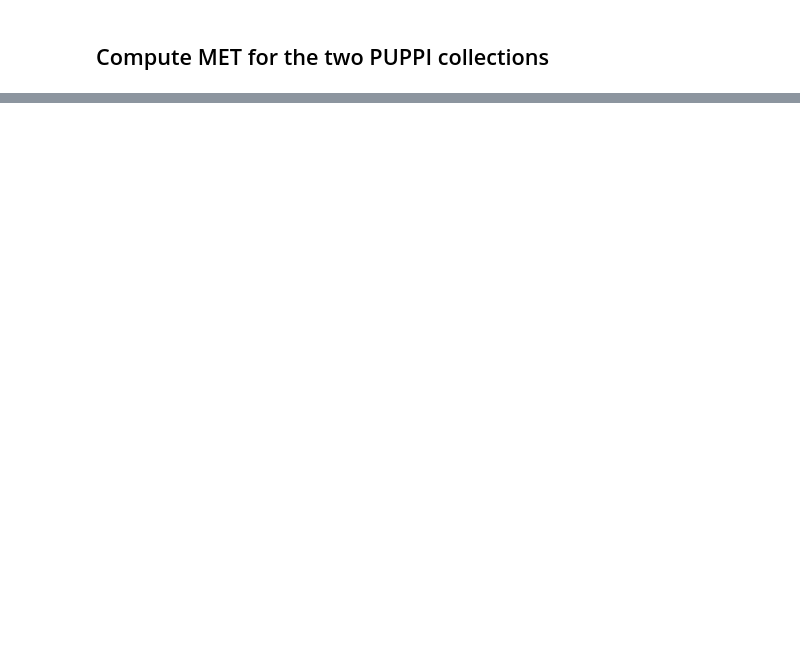
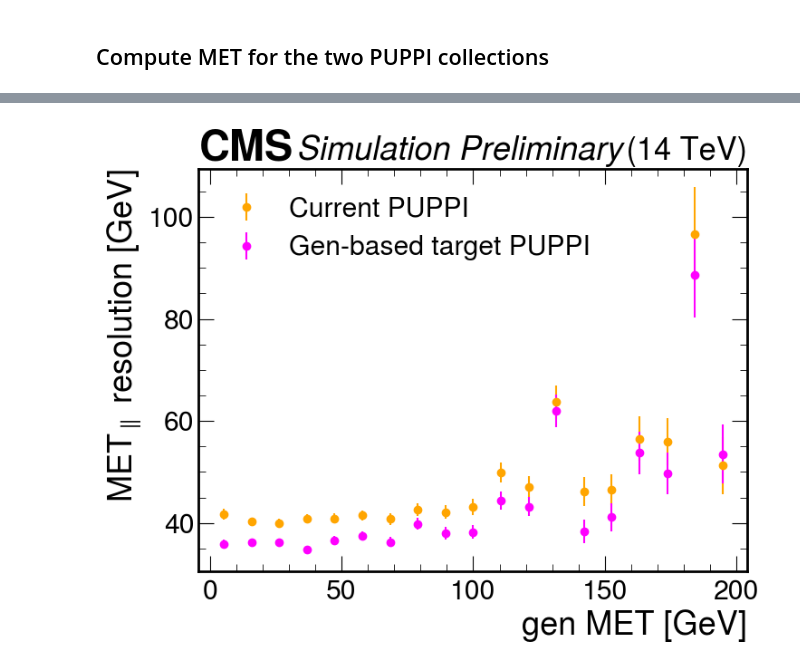
Before and after one commit to friti/Coffea4FastPUPPI, a Jupyter notebook: Notebooks/MET_pipeline.ipynb, the cells around one changed output, grey strips where cells are left out. Drawn from its saved outputs; the diff is of its cells as text; code cells hidden in the pictures; blank space fills up the shorter version.

```diff
--- a/Notebooks/MET_pipeline.ipynb
+++ b/Notebooks/MET_pipeline.ipynb
@@ -734,0 +807,88 @@ plt.show()
+# %%
+# Resolution plots in parallel and perpendicular directions
+
+genMet = np.asarray(genMet, dtype=float)
+genMetPhi = np.asarray(arrays["genMetCentral_phi"], dtype=float)
+
+met_x_arr = np.asarray(met_x, dtype=float)
+met_y_arr = np.asarray(met_y, dtype=float)
+new_met_x_arr = np.asarray(new_met_x, dtype=float)
+new_met_y_arr = np.asarray(new_met_y, dtype=float)
+
+ux = np.cos(genMetPhi)
+uy = np.sin(genMetPhi)
+
+valid = (
+    np.isfinite(genMet) & np.isfinite(genMetPhi) &
+    np.isfinite(met_x_arr) & np.isfinite(met_y_arr) &
+    np.isfinite(new_met_x_arr) & np.isfinite(new_met_y_arr) &
+    (genMet > 0)
+)
+
+par_old = met_x_arr * ux + met_y_arr * uy
+perp_old = -met_x_arr * uy + met_y_arr * ux
+par_new = new_met_x_arr * ux + new_met_y_arr * uy
+perp_new = -new_met_x_arr * uy + new_met_y_arr * ux
+
+bins = np.linspace(0, 200, 20)
+bin_centers = []
+
+par_old_res, par_old_res_err = [], []
+par_new_res, par_new_res_err = [], []
+perp_old_res, perp_old_res_err = [], []
+perp_new_res, perp_new_res_err = [], []
+
+for low, high in zip(bins[:-1], bins[1:]):
+    mask = valid & (genMet >= low) & (genMet < high)
+    n = np.sum(mask)
+    if n < 2:
+        continue
+
+    bin_centers.append(0.5 * (low + high))
+
+    # normalized parallel/perpendicular components
+    po = par_old[mask] - genMet[mask]
+    pn = par_new[mask] - genMet[mask]
+    peo = perp_old[mask] - genMet[mask]
+    pen = perp_new[mask] - genMet[mask]
+
+    # resolution = std dev in each genMET bin
+    s_po = np.std(po)
+    s_pn = np.std(pn)
+    s_peo = np.std(peo)
+    s_pen = np.std(pen)
+
+    par_old_res.append(s_po)
+    par_new_res.append(s_pn)
+    perp_old_res.append(s_peo)
+    perp_new_res.append(s_pen)
+
+    # uncertainty on std (approx)
+    par_old_res_err.append(s_po / np.sqrt(2 * (n - 1)))
+    par_new_res_err.append(s_pn / np.sqrt(2 * (n - 1)))
+    perp_old_res_err.append(s_peo / np.sqrt(2 * (n - 1)))
+    perp_new_res_err.append(s_pen / np.sqrt(2 * (n - 1)))
+
+# Parallel resolution
+plt.figure(figsize=(8, 6))
+plt.errorbar(bin_centers, par_old_res, yerr=par_old_res_err, fmt="o", color="orange", label="Current PUPPI")
+plt.errorbar(bin_centers, par_new_res, yerr=par_new_res_err, fmt="o", color="magenta", label="Gen-based target PUPPI")
+plt.xlabel("gen MET [GeV]")
+plt.ylabel(r"MET$_{\parallel}$ resolution [GeV]")
+plt.legend(frameon=False)
+plt.tight_layout()
+hep.cms.label("Preliminary", data=False, com=14, loc=0)
+plt.show()
+
+# Perpendicular resolution
+plt.figure(figsize=(8, 6))
+plt.errorbar(bin_centers, perp_old_res, yerr=perp_old_res_err, fmt="o", color="orange", label="Current PUPPI")
+plt.errorbar(bin_centers, perp_new_res, yerr=perp_new_res_err, fmt="o", color="magenta", label="Gen-based target PUPPI")
+plt.xlabel("gen MET [GeV]")
+plt.ylabel(r"MET$_{\perp}$ resolution [GeV]")
+plt.legend(frameon=False)
+plt.tight_layout()
+hep.cms.label("Preliminary", data=False, com=14, loc=0)
+plt.show()
+# %% [output]
+[figure, added]
```
Also changed, not shown: parts of 7 cells of this notebook, 1 other file.
